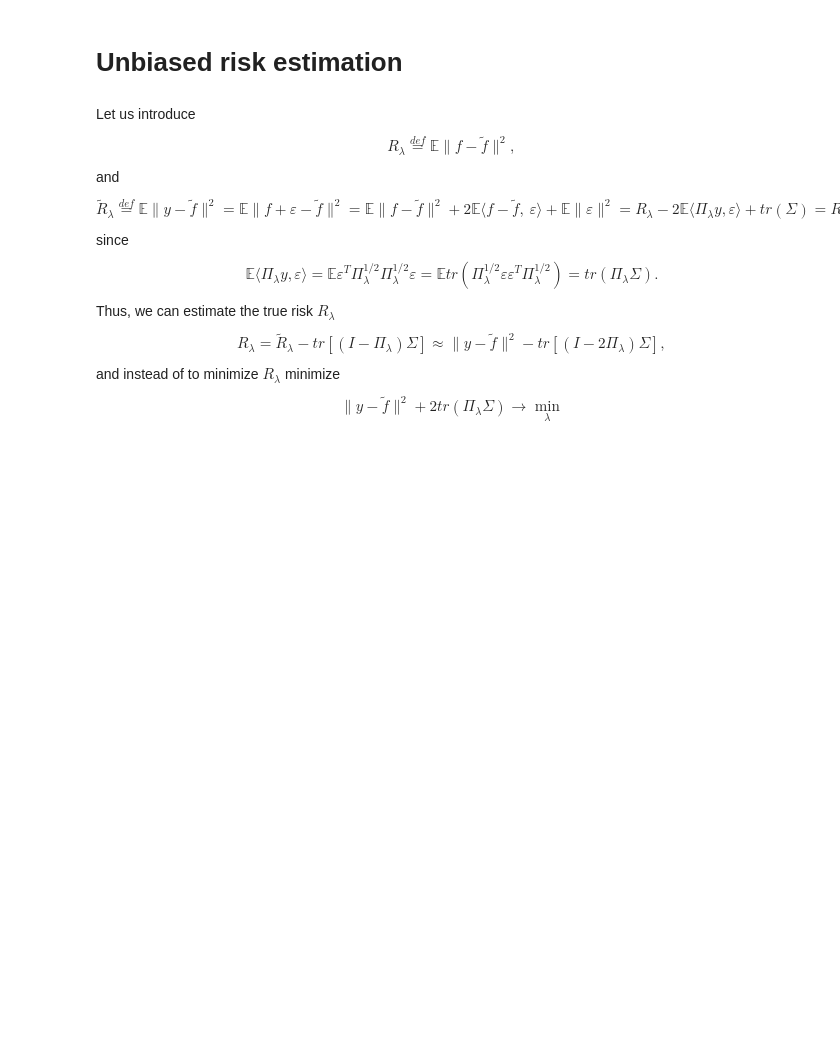
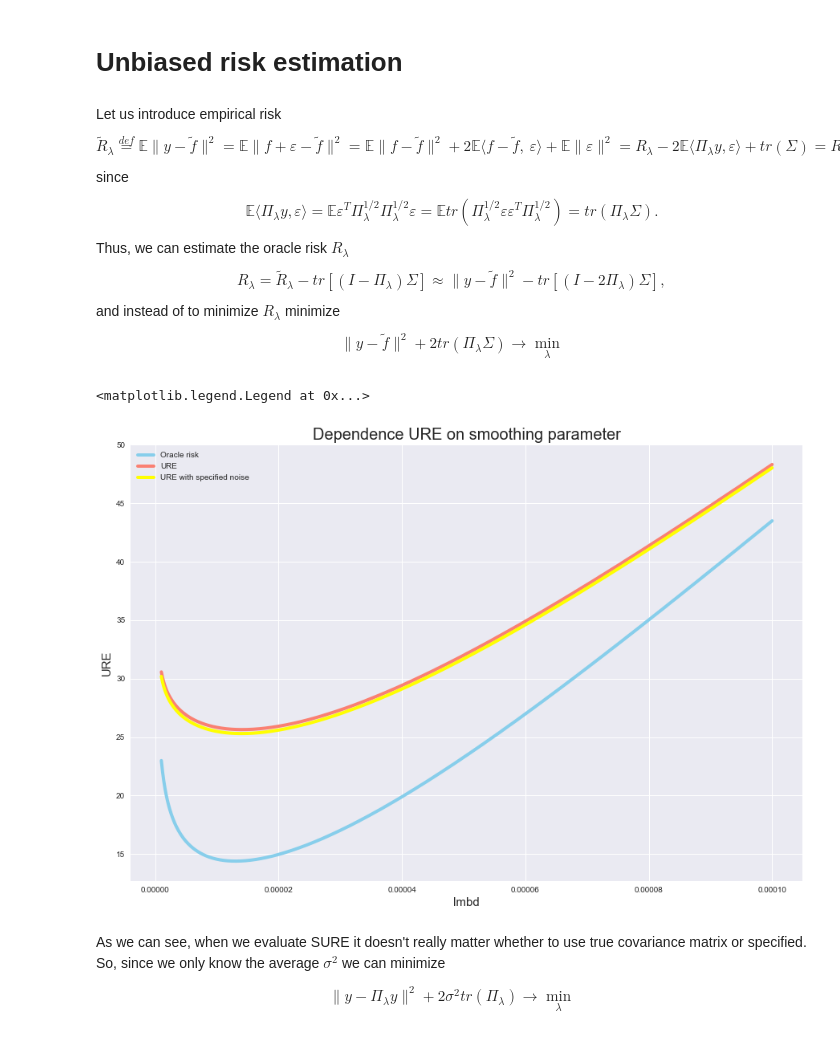
Before and after one commit to mishgon/smoothing_splines, a Jupyter notebook: smoothing_splines.ipynb, the cells around one changed output. Drawn from its saved outputs; the diff is of its cells as text; code cells hidden in the pictures; blank space fills up the shorter version.

```diff
--- a/smoothing_splines.ipynb
+++ b/smoothing_splines.ipynb
@@ -170,11 +254,7 @@ plt.legend()
 # %% [markdown]
 # Unbiased risk estimation
 # %% [markdown]
-Let us introduce
-$$
-R_{\lambda} \stackrel{def}{=} \mathbb{E} \|f - \tilde{f}\|^2,
-$$
-and
+Let us introduce empirical risk
 $$
 \tilde{R}_{\lambda} \stackrel{def}{=} \mathbb{E} \|y - \tilde{f}\|^2 = \mathbb{E} \|f + \varepsilon - \tilde{f}\|^2 = \mathbb{E} \|f - \tilde{f}\|^2 + 2\mathbb{E}\langle f - \tilde{f},\ \varepsilon \rangle + \mathbb{E} \|\varepsilon\|^2 = R_{\lambda} - 2\mathbb{E} \langle \Pi_{\lambda}y, \varepsilon \rangle + tr(\Sigma) = R_{\lambda} + tr[(I - 2\Pi_{\lambda}) \Sigma],
 $$
@@ -183,7 +263,7 @@ $$
 \mathbb{E} \langle \Pi_{\lambda}y, \varepsilon \rangle = \mathbb{E} \varepsilon^T \Pi_{\lambda}^{1/2} \Pi_{\lambda}^{1/2} \varepsilon = \mathbb{E} tr(\Pi_{\lambda}^{1/2}\varepsilon \varepsilon^T \Pi_{\lambda}^{1/2}) = tr(\Pi_{\lambda} \Sigma).
 $$
 
-Thus, we can estimate the true risk $R_{\lambda}$
+Thus, we can estimate the oracle risk $R_{\lambda}$
 $$
 R_{\lambda} = \tilde{R}_{\lambda} - tr[(I - \Pi_{\lambda}) \Sigma] \approx \|y - \tilde{f}\|^2 - tr[(I - 2\Pi_{\lambda}) \Sigma],
 $$
@@ -191,3 +271,40 @@ and instead of to minimize $R_{\lambda}$ minimize
 $$
 \|y - \tilde{f}\|^2 + 2tr(\Pi_{\lambda}\Sigma) \to \min_{\lambda}
 $$
+# %%
+def SURE(lmbd):
+    Pi_lmbd = np.dot(B, np.dot(inv(np.dot(B.T, B) + lmbd * Omega), B.T)) # pseudo projector
+    f_tilde = np.dot(Pi_lmbd, y) # smoothing spline at design points
+    return norm(y - f_tilde) ** 2 + np.trace(np.dot(2 * Pi_lmbd - np.eye(n), Sigma))
+
+def specified_SURE(lmbd):
+    Pi_lmbd = np.dot(B, np.dot(inv(np.dot(B.T, B) + lmbd * Omega), B.T)) # pseudo projector
+    f_tilde = np.dot(Pi_lmbd, y) # smoothing spline at design points
+    return norm(y - f_tilde) ** 2 + average_sigma_sq * np.trace(2 * Pi_lmbd - np.eye(n))
+# %%
+lmbd_range = np.linspace(1e-6, 0.1*1e-3, 500) # smoothing parameter
+sure_values = []
+specified_sure = []
+oracle_risk_values = []
+for lmbd in lmbd_range:
+    oracle_risk_values.append(oracle_risk(lmbd))
+    sure_values.append(SURE(lmbd))
+    specified_sure.append(specified_SURE(lmbd))
+
+plt.figure(figsize=(15, 10))
+plt.plot(lmbd_range, oracle_risk_values, lw=4, c='skyblue', label='Oracle risk')
+plt.plot(lmbd_range, sure_values, lw=4, c='salmon', label='URE')
+plt.plot(lmbd_range, specified_sure, lw=4, c='yellow', label='URE with specified noise')
+plt.title('Dependence URE on smoothing parameter', fontsize=20)
+plt.xlabel('lmbd', fontsize=15)
+plt.ylabel('URE', fontsize=15)
+plt.legend()
+# %% [output]
+<matplotlib.legend.Legend at 0x...>
+[figure, added]
+# %% [markdown]
+As we can see, when we evaluate SURE it doesn't really matter whether to use true covariance matrix or specified. So, since we only know the average $\sigma^2$ we can minimize
+
+$$
+\|y - \Pi_{\lambda} y\|^2 + 2\sigma^2 tr(\Pi_\lambda) \to \min_{\lambda}
+$$
```
Also changed, not shown: parts of 20 cells of this notebook.
